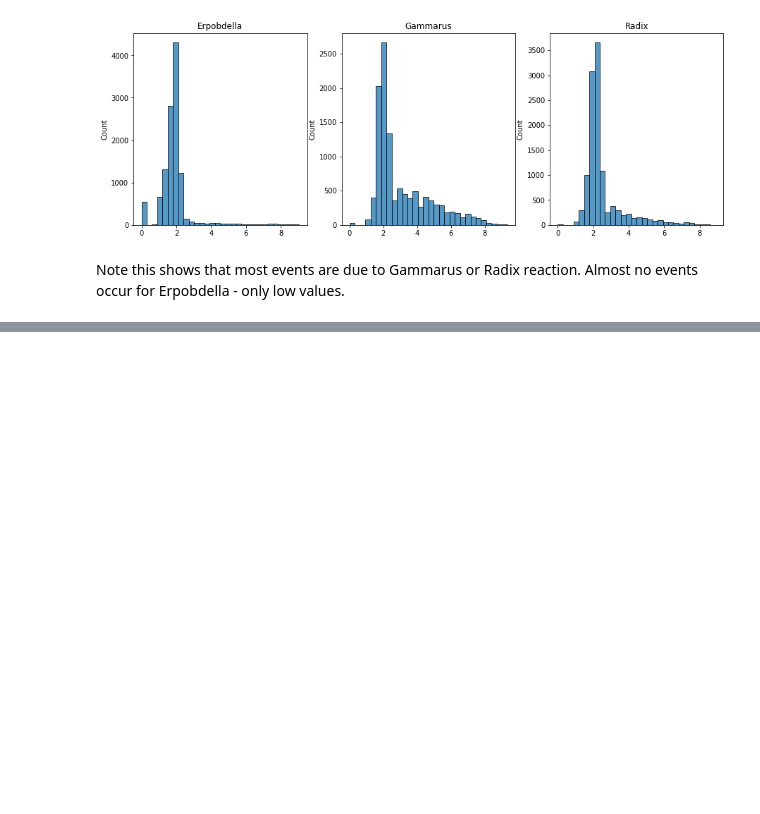
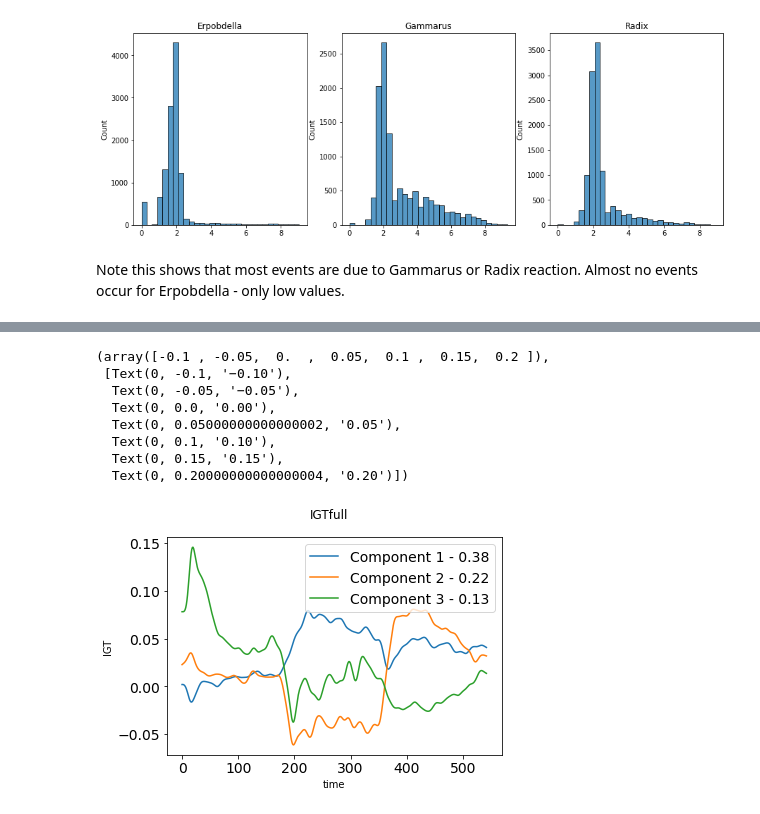
Before and after one commit to ruckapark/IndicateurGlobal, a Jupyter notebook: TERRAIN_eventsFDA.ipynb, the cells around one changed output, grey strips where cells are left out. Saved outputs shown, nothing was run; the diff lists cells and outputs as text; code cells hidden in the pictures; blank space fills up the shorter version.

```diff
--- a/TERRAIN_eventsFDA.ipynb
+++ b/TERRAIN_eventsFDA.ipynb
@@ -115,0 +258,21 @@ Almost no events occur for Erpobdella - only low values.
+# %%
+fpca_discretized = FPCA(n_components=3)
+fpca_discretized.fit(Fdata_full)
+fpca_discretized.components_.plot()
+plt.legend(labels=[
+    'Component 1 - {:.2f}'.format(fpca_discretized.explained_variance_ratio_[0]),
+    'Component 2 - {:.2f}'.format(fpca_discretized.explained_variance_ratio_[1]),
+    'Component 3 - {:.2f}'.format(fpca_discretized.explained_variance_ratio_[2])
+],fontsize = 14)
+plt.xticks(fontsize = 14)
+plt.yticks(fontsize = 14)
+# %% [output]
+(array([-0.1 , -0.05,  0.  ,  0.05,  0.1 ,  0.15,  0.2 ]),
+ [Text(0, -0.1, '−0.10'),
+  Text(0, -0.05, '−0.05'),
+  Text(0, 0.0, '0.00'),
+  Text(0, 0.05000000000000002, '0.05'),
+  Text(0, 0.1, '0.10'),
+  Text(0, 0.15, '0.15'),
+  Text(0, 0.20000000000000004, '0.20')])
+[figure, added]
```
Also changed, not shown: parts of 18 cells of this notebook, 1 other file.
